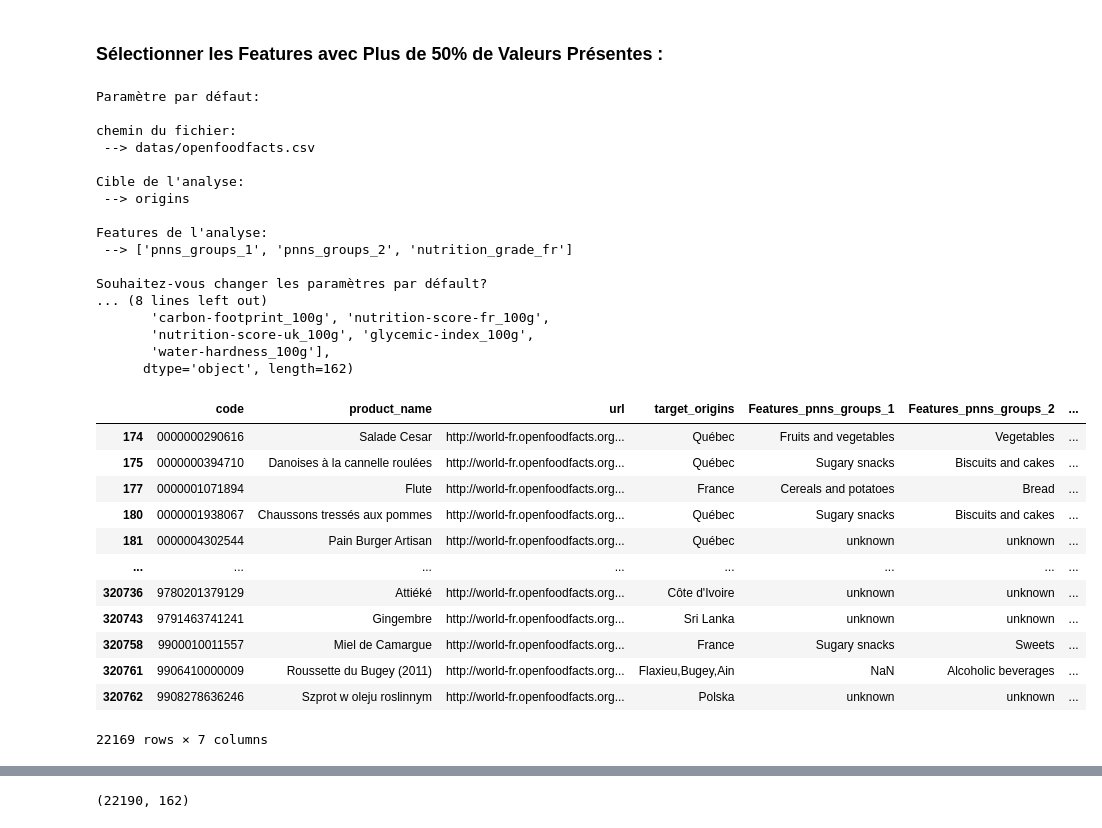
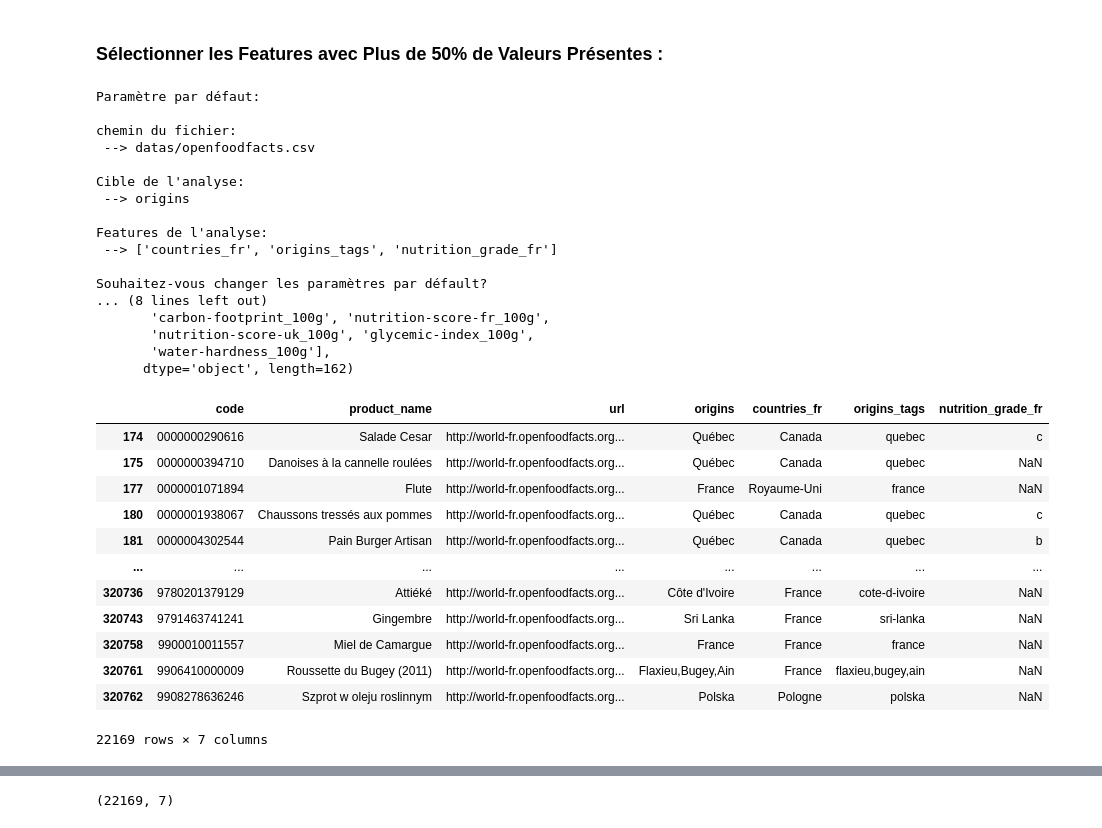
Before and after one commit to Belin27000/P3_publicHealth, a Jupyter notebook: P3_publicHealth.ipynb, the cells around one changed output, grey strips where cells are left out. Drawn from its saved outputs; the diff is of its cells as text; code cells hidden in the pictures.

```diff
--- a/P3_publicHealth.ipynb
+++ b/P3_publicHealth.ipynb
@@ -28,7 +38,7 @@ def init():
     print('Initialisation du projet...', end='\r')
     filepath ='datas/openfoodfacts.csv'
     target ='origins'
-    selected = ['pnns_groups_1','pnns_groups_2','nutrition_grade_fr']
+    selected = ['countries_fr','origins_tags','nutrition_grade_fr']
     data = pd.read_csv(f"{filepath}", sep="\t", encoding="utf-8", on_bad_lines="skip", low_memory=False)
     print(' '*len('Initialisation du projet...'), end='\r')
     return filepath,target,selected, data
@@ -226,8 +250,8 @@ if default_params.lower() == "oui":
     if filepath_params.lower()=='oui': # Change le fichier de jeu de données
         data = select_file()  #Fonction de selection du nouveau fichier
         feature_list(data) # Liste des colonnes avec le nouveau ficher
-        quantitative_features, qualitative_features = split_features(data) #Features avec le nouveau ficher
 
+    quantitative_features, qualitative_features = split_features(data) #Features avec le nouveau ficher
     target_params=input(f'Souhaitez-vous changer la cible d\'analye? {target}\n Oui / Non')
     if target_params.lower()=='oui':
         target = target_choice(qualitative_features) # Change la cible d'analyse
@@ -256,52 +280,52 @@ else:
     data_cleaned = clean_row_without_target(data,target)
     df_without_target = split_dataset_from_target(data_cleaned,target)
     filling_rate_display(data_cleaned,df_without_target)
     #def cleanAndFilterProductFeatures:
 
 
 data_clean_duplicate=clean_duplicate(data_cleaned)
 
 columns_to_keep = ['code','product_name','url'] + [target] + selected
 
-renamed_columns = {col:f'Features_{col}' for col in selected}
-renamed_columns[target] = f'target_{target}'
+# renamed_columns = {col:f'Features_{col}' for col in selected}
+# renamed_columns[target] = f'target_{target}'
 
 data_filtered = data_clean_duplicate[columns_to_keep]
-data_filtered = data_filtered.rename(columns=renamed_columns)
+# data_filtered = data_filtered.rename(columns=renamed_columns)
 data_filtered
 # %% [output]
 Paramètre par défaut:
 
 chemin du fichier:
  --> datas/openfoodfacts.csv
 
 Cible de l'analyse:
  --> origins
 
 Features de l'analyse:
- --> ['pnns_groups_1', 'pnns_groups_2', 'nutrition_grade_fr']
+ --> ['countries_fr', 'origins_tags', 'nutrition_grade_fr']
 
 Souhaitez-vous changer les paramètres par défault?
 ... (8 lines left out)
        'carbon-footprint_100g', 'nutrition-score-fr_100g',
        'nutrition-score-uk_100g', 'glycemic-index_100g',
        'water-hardness_100g'],
       dtype='object', length=162)
-|  | code | product_name | url | target_origins | Features_pnns_groups_1 | Features_pnns_groups_2 | ... |
-| 174 | 0000000290616 | Salade Cesar | http://world-fr.openfoodfacts.org... | Québec | Fruits and vegetables | Vegetables | ... |
-| 175 | 0000000394710 | Danoises à la cannelle roulées | http://world-fr.openfoodfacts.org... | Québec | Sugary snacks | Biscuits and cakes | ... |
-| 177 | 0000001071894 | Flute | http://world-fr.openfoodfacts.org... | France | Cereals and potatoes | Bread | ... |
-| 180 | 0000001938067 | Chaussons tressés aux pommes | http://world-fr.openfoodfacts.org... | Québec | Sugary snacks | Biscuits and cakes | ... |
-| 181 | 0000004302544 | Pain Burger Artisan | http://world-fr.openfoodfacts.org... | Québec | unknown | unknown | ... |
+|  | code | product_name | url | origins | countries_fr | origins_tags | nutrition_grade_fr |
+| 174 | 0000000290616 | Salade Cesar | http://world-fr.openfoodfacts.org... | Québec | Canada | quebec | c |
+| 175 | 0000000394710 | Danoises à la cannelle roulées | http://world-fr.openfoodfacts.org... | Québec | Canada | quebec | NaN |
+| 177 | 0000001071894 | Flute | http://world-fr.openfoodfacts.org... | France | Royaume-Uni | france | NaN |
+| 180 | 0000001938067 | Chaussons tressés aux pommes | http://world-fr.openfoodfacts.org... | Québec | Canada | quebec | c |
+| 181 | 0000004302544 | Pain Burger Artisan | http://world-fr.openfoodfacts.org... | Québec | Canada | quebec | b |
 | ... | ... | ... | ... | ... | ... | ... | ... |
-| 320736 | 9780201379129 | Attiéké | http://world-fr.openfoodfacts.org... | Côte d'Ivoire | unknown | unknown | ... |
-| 320743 | 9791463741241 | Gingembre | http://world-fr.openfoodfacts.org... | Sri Lanka | unknown | unknown | ... |
-| 320758 | 9900010011557 | Miel de Camargue | http://world-fr.openfoodfacts.org... | France | Sugary snacks | Sweets | ... |
-| 320761 | 9906410000009 | Roussette du Bugey (2011) | http://world-fr.openfoodfacts.org... | Flaxieu,Bugey,Ain | NaN | Alcoholic beverages | ... |
-| 320762 | 9908278636246 | Szprot w oleju roslinnym | http://world-fr.openfoodfacts.org... | Polska | unknown | unknown | ... |
+| 320736 | 9780201379129 | Attiéké | http://world-fr.openfoodfacts.org... | Côte d'Ivoire | France | cote-d-ivoire | NaN |
+| 320743 | 9791463741241 | Gingembre | http://world-fr.openfoodfacts.org... | Sri Lanka | France | sri-lanka | NaN |
+| 320758 | 9900010011557 | Miel de Camargue | http://world-fr.openfoodfacts.org... | France | France | france | NaN |
+| 320761 | 9906410000009 | Roussette du Bugey (2011) | http://world-fr.openfoodfacts.org... | Flaxieu,Bugey,Ain | France | flaxieu,bugey,ain | NaN |
+| 320762 | 9908278636246 | Szprot w oleju roslinnym | http://world-fr.openfoodfacts.org... | Polska | Pologne | polska | NaN |
 22169 rows × 7 columns
 [figure]
 # %%
-data_cleaned.shape
+data_filtered.shape
 # %% [output]
-(22190, 162)
+(22169, 7)
```
Also changed, not shown: parts of 16 cells of this notebook.
